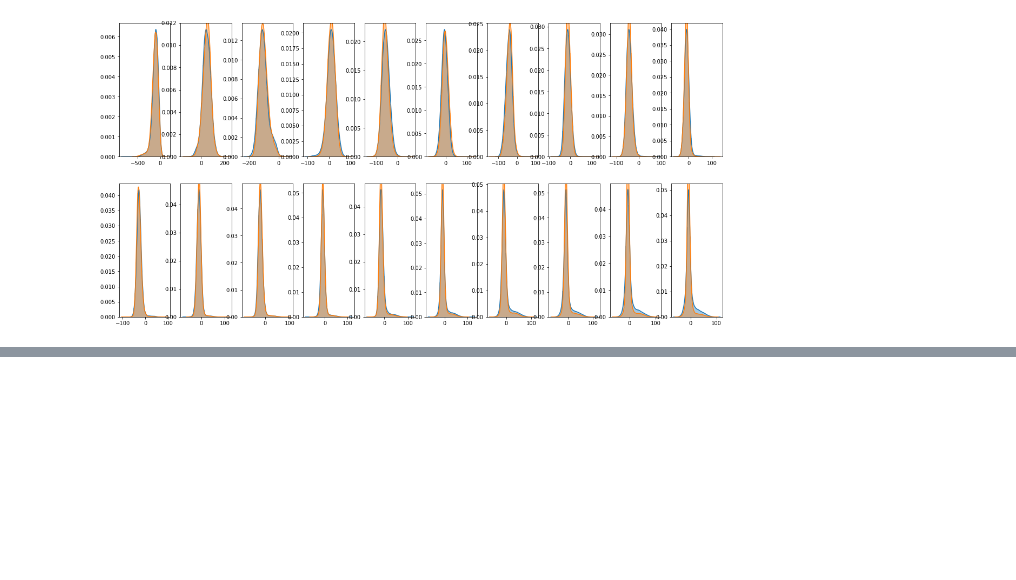
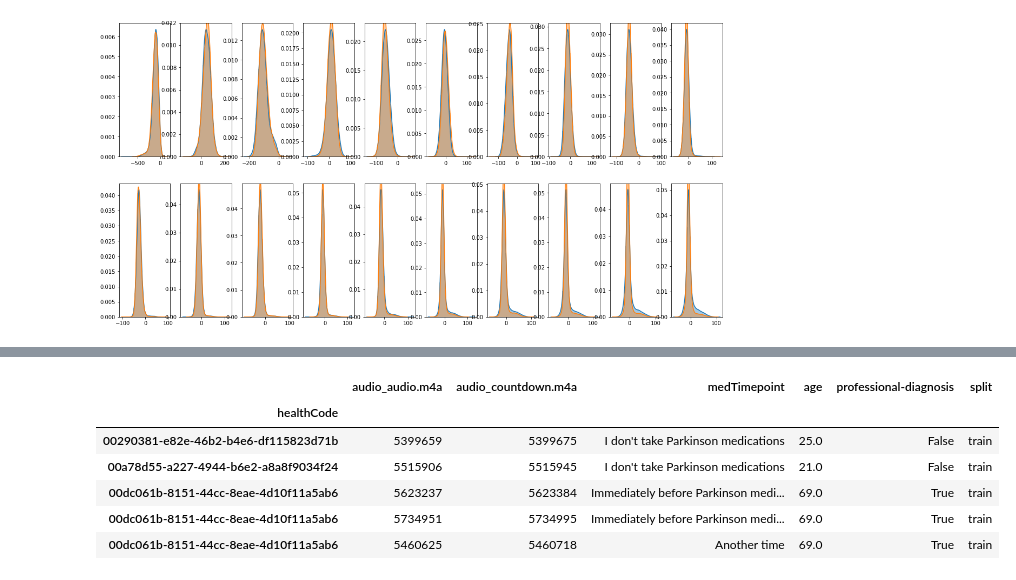
Before and after one commit to khizar-anjum/mPowerAnalysis, a Jupyter notebook: Scripts/Voice/mfccAnalysis.ipynb, the cells around one changed output, grey strips where cells are left out. Drawn from its saved outputs; the diff is of its cells as text; code cells hidden in the pictures; blank space fills up the shorter version.

```diff
--- a/Scripts/Voice/mfccAnalysis.ipynb
+++ b/Scripts/Voice/mfccAnalysis.ipynb
@@ -293,0 +265,11 @@ plt.show()
+# %%
+mfccSeries = pd.read_csv('..\\..\\Data\\VoiceData\\mfccData\\SeriesX_mfcc.csv')
+# %%
+#removing nan from age
+nan_ind = mfccSeries['age'].index[mfccSeries['age'].apply(np.isnan)]
+mfccSeries = mfccSeries.dropna(subset = ['age'])
+mfccData = np.load('..\\..\\Data\\VoiceData\\mfccData\\X_mfcc.npy')
+mfccData = np.delete(mfccData,nan_ind,axis=0)
+# %%
+# reducing data to individual patients
+patData = mfccSeries.drop_duplicates(subset = ['healthCode']).set_index('healthCode')
@@ -293,0 +286,40 @@ plt.show()
+# %%
+#preprocessing for partitioning 3024 participants into groups of 70-20-10
+#on the basis of their age
+from sklearn.model_selection import StratifiedShuffleSplit
+sk1 = StratifiedShuffleSplit(n_splits = 1, test_size=0.20)
+sk2 = StratifiedShuffleSplit(n_splits = 1, test_size=0.125)
+y = patData['age']
+
+#just a check for eliminating an age group with only one member
+minclass = np.argmin([(patData['age']==x).sum() for x in np.unique(y)])
+X = patData.index.values
+X = X[(patData['age'] != np.unique(y)[minclass]).values]
+y_ign = y[y == np.unique(y)[minclass]]
+y = y[y != np.unique(y)[minclass]]
+for train_index, test_index in sk1.split(X, y):
+    #print("TRAIN:", train_index, "TEST:", test_index)
+    X_temp, X_test = X[train_index], X[test_index]
+    y_temp, y_test = y[train_index], y[test_index]
+
+for train_index, test_index in sk2.split(X_temp, y_temp):
+    #print("TRAIN:", train_index, "TEST:", test_index)
+    X_train, X_val = X_temp[train_index], X_temp[test_index]
+    y_train, y_val = y_temp[train_index], y_temp[test_index]
+
+#lets add ignored entry to validation set
+y_val = y_val.append(y_ign)
+# %%
+mfccSeries = mfccSeries.set_index('healthCode')
+y = pd.concat([y_train, y_val, y_test],keys = ['train', 'val', 'test'])
+y = y.to_frame().reset_index(level=0)
+mfccSeries['split'] = y['level_0']
+mfccSeries.head()
+# %% [output]
+|  | audio_audio.m4a | audio_countdown.m4a | medTimepoint | age | professional-diagnosis | split |
+| healthCode |  |  |  |  |  |  |
+| 00290381-e82e-46b2-b4e6-df115823d71b | 5399659 | 5399675 | I don't take Parkinson medications | 25.0 | False | train |
+| 00a78d55-a227-4944-b6e2-a8a8f9034f24 | 5515906 | 5515945 | I don't take Parkinson medications | 21.0 | False | train |
+| 00dc061b-8151-44cc-8eae-4d10f11a5ab6 | 5623237 | 5623384 | Immediately before Parkinson medi... | 69.0 | True | train |
+| 00dc061b-8151-44cc-8eae-4d10f11a5ab6 | 5734951 | 5734995 | Immediately before Parkinson medi... | 69.0 | True | train |
+| 00dc061b-8151-44cc-8eae-4d10f11a5ab6 | 5460625 | 5460718 | Another time | 69.0 | True | train |
```
Also changed, not shown: parts of 19 cells of this notebook, 8 other files.
